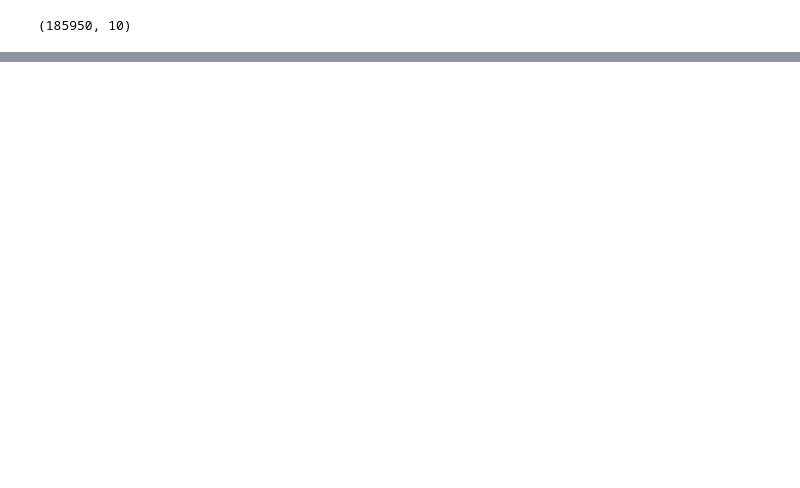
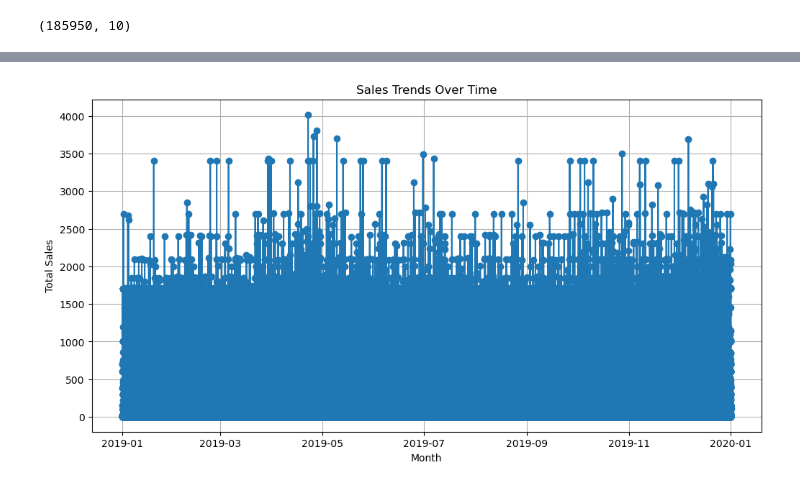
Before and after one commit to faisal8373/data-analysis, a Jupyter notebook: meriskill/Project 1 - Sales Data Analysis-20231022T111451Z-001/Untitled.ipynb, the cells around one changed output, grey strips where cells are left out. Saved outputs shown, nothing was run; the diff lists cells and outputs as text; code cells hidden in the pictures; blank space fills up the shorter version.

```diff
--- a/meriskill/Project 1 - Sales Data Analysis-20231022T111451Z-001/Untitled.ipynb
+++ b/meriskill/Project 1 - Sales Data Analysis-20231022T111451Z-001/Untitled.ipynb
@@ -142,0 +145,16 @@ df.groupby(['Month']).sum()
+# %%
+# Task 1: Analyze sales trends over time by grouping data by month and plotting sales over time
+# Group data by month and calculate total sales per month
+monthly_sales = df.groupby(df['Order Date'])['Sales'].sum()
+
+# Plot the sales trends over time
+plt.figure(figsize=(12, 6))
+plt.plot(monthly_sales.index, monthly_sales, marker='o')
+plt.xlabel('Month')
+plt.ylabel('Total Sales')
+plt.title('Sales Trends Over Time')
+plt.xticks()
+plt.grid(True)
+plt.show()
+# %% [output]
+[figure, added]
```
Also changed, not shown: parts of 6 cells of this notebook.
